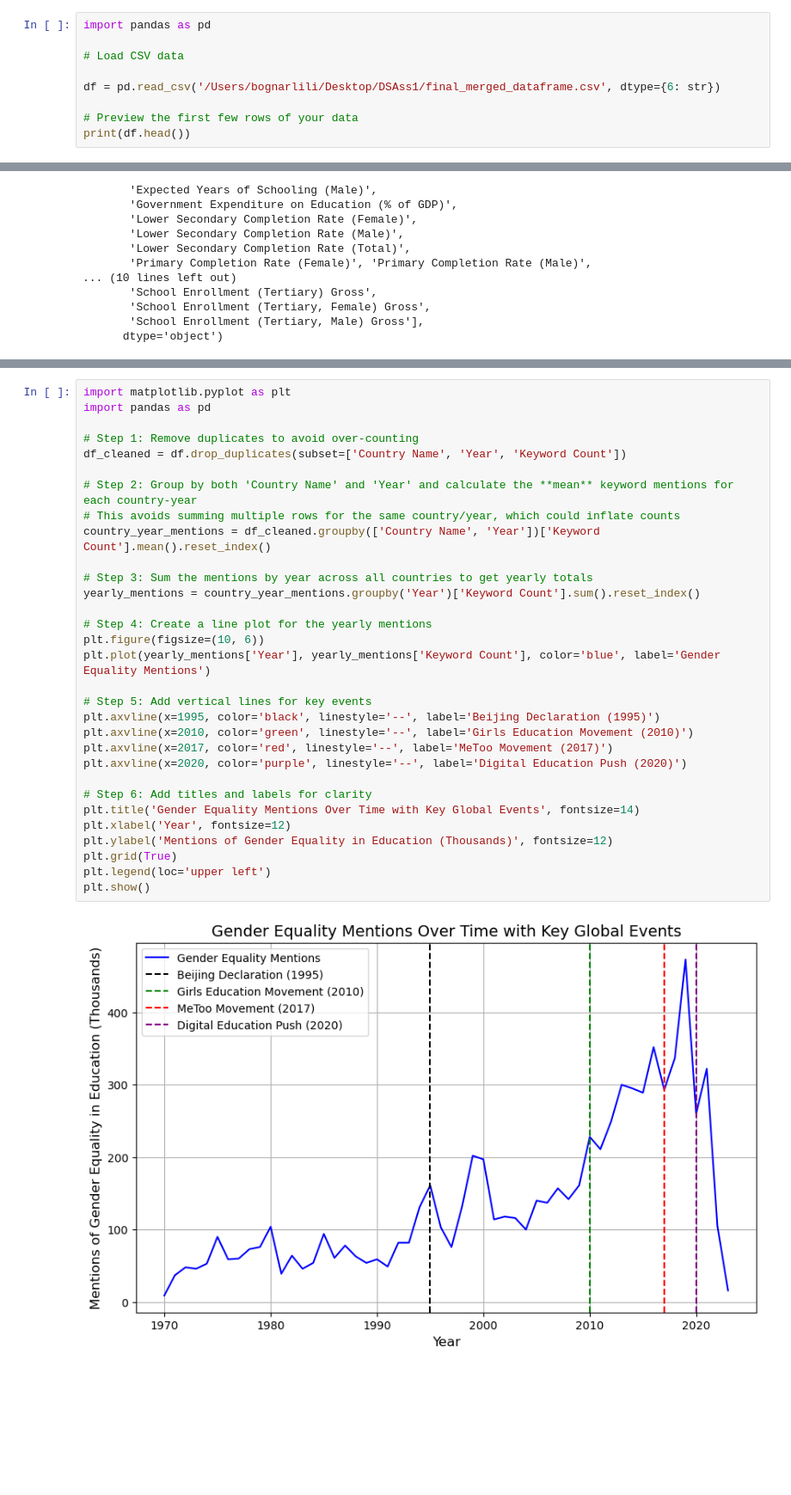
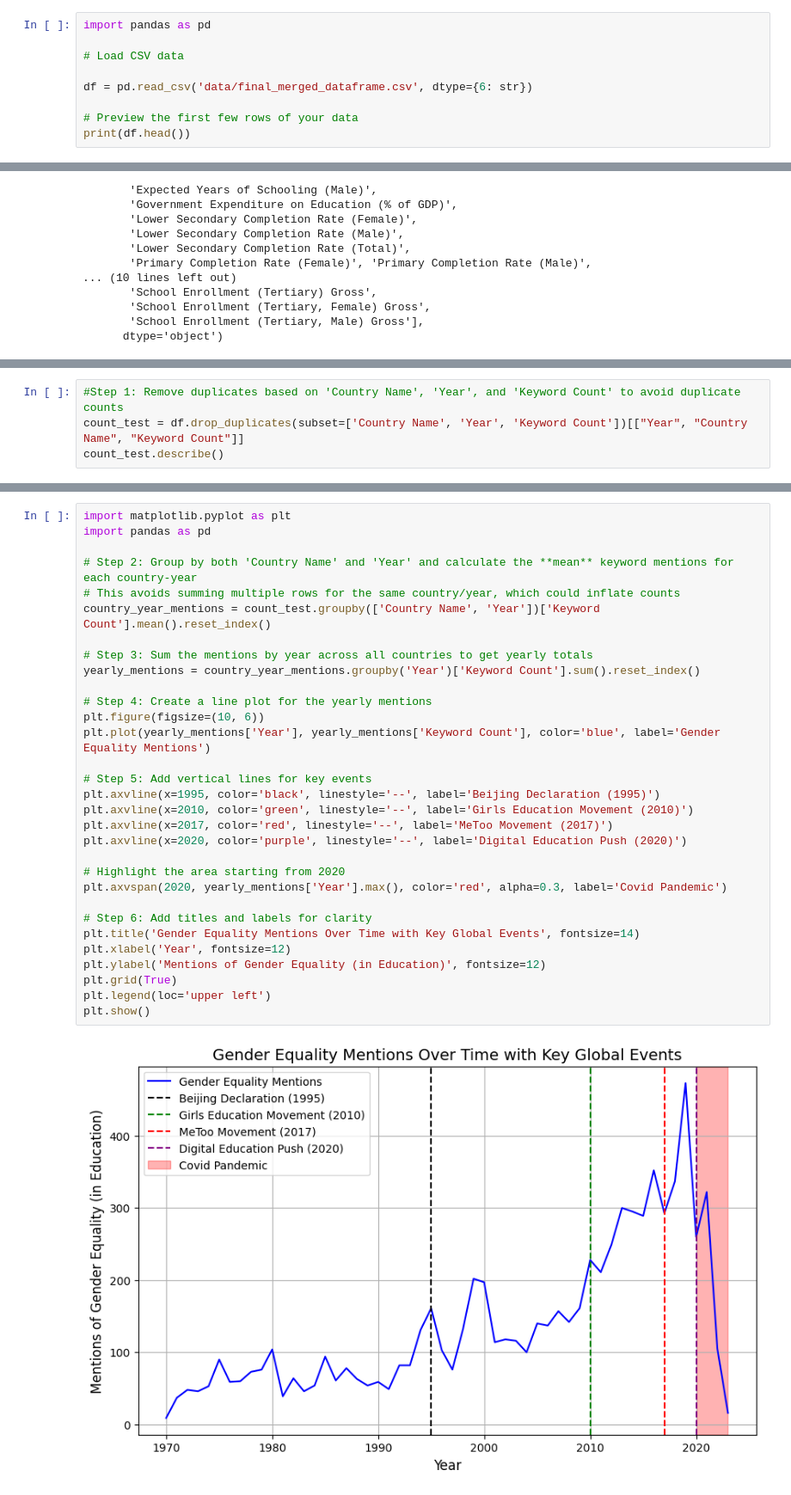
Before and after one commit to meralegre/DSAss1, a Jupyter notebook: EDA_vis.ipynb, the cells around one changed output, grey strips where cells are left out. Shown at 86% size. Saved outputs shown, nothing was run; the diff lists cells and outputs as text; blank space fills up the shorter version.

```diff
--- a/EDA_vis.ipynb
+++ b/EDA_vis.ipynb
@@ -3,7 +3,7 @@ import pandas as pd
 
 # Load CSV data
 
-df = pd.read_csv('/Users/bognarlili/Desktop/DSAss1/final_merged_dataframe.csv', dtype={6: str})
+df = pd.read_csv('data/final_merged_dataframe.csv', dtype={6: str})
 
 # Preview the first few rows of your data
 print(df.head())
@@ -376,0 +391,4 @@ plt.show()
+# %%
+#Step 1: Remove duplicates based on 'Country Name', 'Year', and 'Keyword Count' to avoid duplicate counts
+count_test = df.drop_duplicates(subset=['Country Name', 'Year', 'Keyword Count'])[["Year", "Country Name", "Keyword Count"]]
+count_test.describe()
@@ -377,33 +405,33 @@ plt.show()
 # %%
 import matplotlib.pyplot as plt
 import pandas as pd
 
-# Step 1: Remove duplicates to avoid over-counting
-df_cleaned = df.drop_duplicates(subset=['Country Name', 'Year', 'Keyword Count'])
-
 # Step 2: Group by both 'Country Name' and 'Year' and calculate the **mean** keyword mentions for each country-year
 # This avoids summing multiple rows for the same country/year, which could inflate counts
-country_year_mentions = df_cleaned.groupby(['Country Name', 'Year'])['Keyword Count'].mean().reset_index()
+country_year_mentions = count_test.groupby(['Country Name', 'Year'])['Keyword Count'].mean().reset_index()
 
 # Step 3: Sum the mentions by year across all countries to get yearly totals
 yearly_mentions = country_year_mentions.groupby('Year')['Keyword Count'].sum().reset_index()
 
 # Step 4: Create a line plot for the yearly mentions
 plt.figure(figsize=(10, 6))
 plt.plot(yearly_mentions['Year'], yearly_mentions['Keyword Count'], color='blue', label='Gender Equality Mentions')
 
 # Step 5: Add vertical lines for key events
 plt.axvline(x=1995, color='black', linestyle='--', label='Beijing Declaration (1995)')
 plt.axvline(x=2010, color='green', linestyle='--', label='Girls Education Movement (2010)')
 plt.axvline(x=2017, color='red', linestyle='--', label='MeToo Movement (2017)')
 plt.axvline(x=2020, color='purple', linestyle='--', label='Digital Education Push (2020)')
 
+# Highlight the area starting from 2020
+plt.axvspan(2020, yearly_mentions['Year'].max(), color='red', alpha=0.3, label='Covid Pandemic')
+
 # Step 6: Add titles and labels for clarity
 plt.title('Gender Equality Mentions Over Time with Key Global Events', fontsize=14)
 plt.xlabel('Year', fontsize=12)
-plt.ylabel('Mentions of Gender Equality in Education (Thousands)', fontsize=12)
+plt.ylabel('Mentions of Gender Equality (in Education)', fontsize=12)
 plt.grid(True)
 plt.legend(loc='upper left')
 plt.show()
 # %% [output]
-[figure, old version]
+[figure, new version]
```
Also changed, not shown: parts of 14 cells of this notebook, 1 other file.
